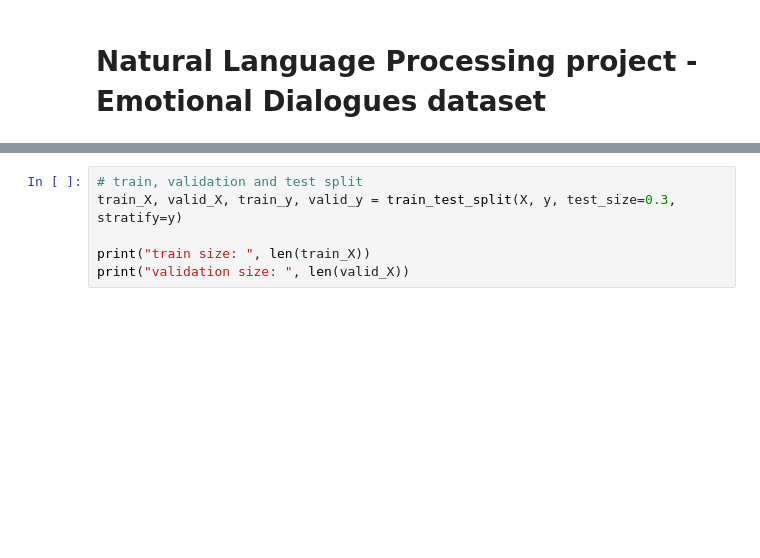
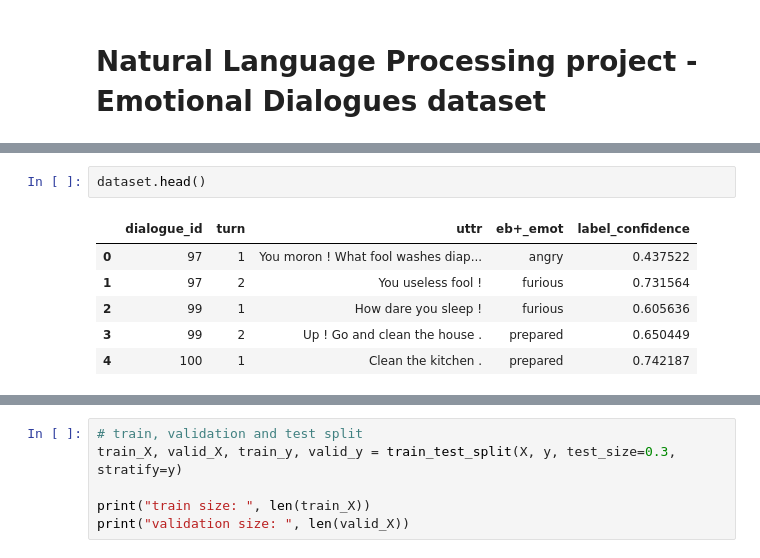
Before and after one commit to SimonGiampy/Natural-Language-Processing-Sentiment-Analysis, a Jupyter notebook: Code/deliverable.ipynb, the cells around one changed output, grey strips where cells are left out. Saved outputs shown, nothing was run; the diff lists cells and outputs as text; blank space fills up the shorter version.

```diff
--- a/Code/deliverable.ipynb
+++ b/Code/deliverable.ipynb
@@ -2,0 +57,9 @@
+# %%
+dataset.head()
+# %% [output]
+|  | dialogue_id | turn | uttr | eb+_emot | label_confidence |
+| 0 | 97 | 1 | You moron ! What fool washes diap... | angry | 0.437522 |
+| 1 | 97 | 2 | You useless fool ! | furious | 0.731564 |
+| 2 | 99 | 1 | How dare you sleep ! | furious | 0.605636 |
+| 3 | 99 | 2 | Up ! Go and clean the house . | prepared | 0.650449 |
+| 4 | 100 | 1 | Clean the kitchen . | prepared | 0.742187 |
```
Also changed, not shown: parts of 57 cells of this notebook.
